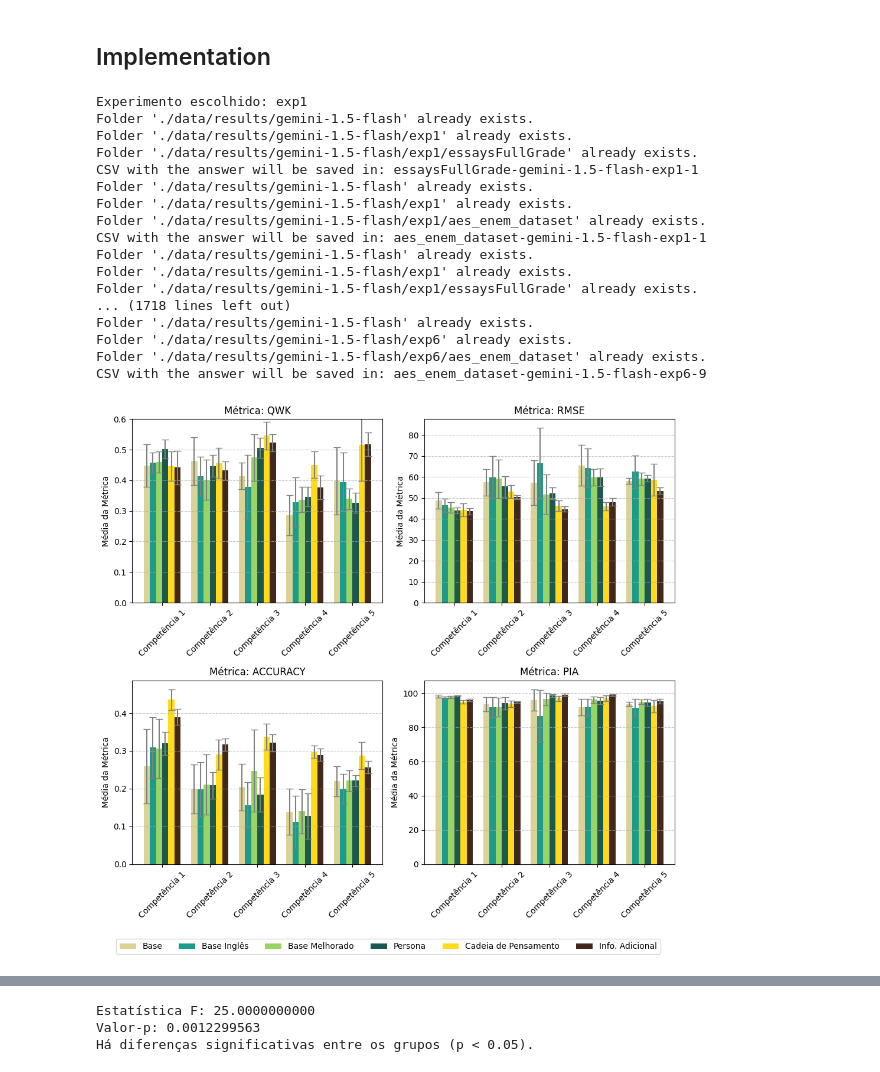
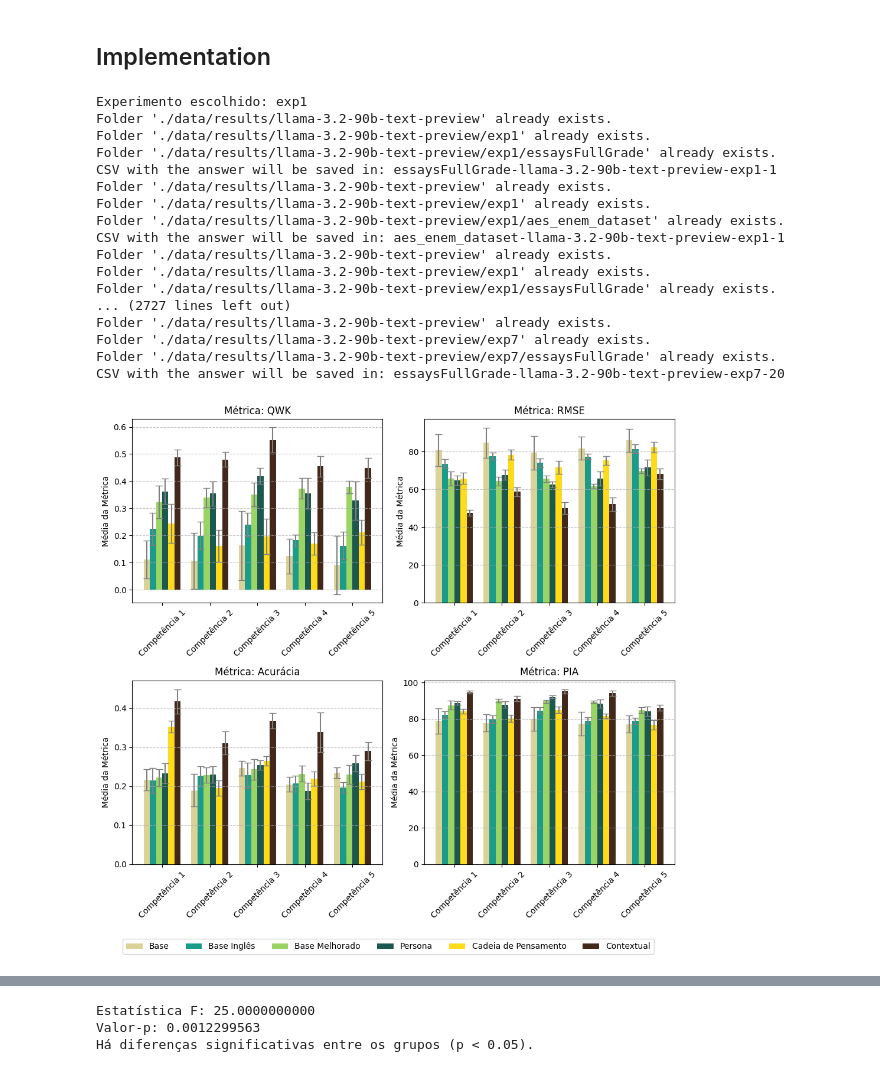
Before and after one commit to dslcosta1/AutomatedENEMEssaysCorrectionUsingChatBots, a Jupyter notebook: EvaluateResults.ipynb, the cells around one changed output, grey strips where cells are left out. Saved outputs shown, nothing was run; the diff lists cells and outputs as text; code cells hidden in the pictures.

```diff
--- a/EvaluateResults.ipynb
+++ b/EvaluateResults.ipynb
@@ -248,27 +247,32 @@ for competencia_idx in range(num_competencias):
 import numpy as np
 import matplotlib.pyplot as plt
 
+#model_name = "gxboost"
 # Refatoração para calcular e plotar as três métricas de uma vez
-metrics = ["QWK",  "RMSE", "ACCURACY", "PIA"]
+metrics = ["QWK",  "RMSE", "Acurácia", "PIA"]
 results = {metric: [] for metric in metrics}  # Armazenar os resultados por métrica
 datasets = ["essaysFullGrade", "aes_enem_dataset"]
+#datasets = ["extended2024"]
 
 # Executar os experimentos para todas as métricas
-for j in range(1, 7):
+for j in range(1, 8):
     experiment_name, experiment_code = choose_experiment(j)
 
     for metric_name in metrics:
         metric_results = []
 
-        for i in range(1, 10):
+        for i in range(1, 21):
             id = str(i)
 
             dfs = []
-            for dataset_name in datasets:
-                path_to_save = create_experiment_folder(path_to, model_name, experiment_name, dataset_name)
-                filename_to_save = build_filename_to_save(model_name, experiment_name, dataset_name, id)
-                dataset_aux = read_csv(path_to_save, filename_to_save)
-                dfs.append(dataset_aux)
+            try:
+                for dataset_name in datasets:
+                    path_to_save = create_experiment_folder(path_to, model_name, experiment_name, dataset_name)
+                    filename_to_save = build_filename_to_save(model_name, experiment_name, dataset_name, id)
+                    dataset_aux = read_csv(path_to_save, filename_to_save)
+                    dfs.append(dataset_aux)
+            except:
+                continue
             dataset = pd.concat(dfs, axis=0)
             nota_original, nota_model = get_grades(dataset, model_name)
 
@@ -286,23 +290,25 @@ for j in range(1, 7):
                 metric_value = calculate_mape(nota_original, nota_model)
             elif metric_name == "PIA":
                 metric_value = calculate_pia(nota_original, nota_model)
-            elif metric_name == "ACCURACY":
+            elif metric_name == "Acurácia":
                 metric_value = calculate_accuracy(nota_original, nota_model)
 
             metric_results.append(metric_value)
-
-        results[metric_name].append({
-            "means": np.mean(metric_results, axis=0),
-            "stds": np.std(metric_results, axis=0)
-        })
+        if len(metric_results) > 0:
+            results[metric_name].append({
+                "means": np.mean(metric_results, axis=0),
+                "stds": np.std(metric_results, axis=0)
+            })
 
 # Plotar os gráficos para cada métrica
 fig, axes = plt.subplots(2, 2, figsize=(10, 10), sharey=False)
 axes = axes.flatten()  # Flatten the axes array to simplify indexing
 bar_width = 0.13
 x = np.arange(5)  # Supondo 5 competências
-colors = ["#d6ce8bff", "#02907dff", "#8fd053ff", "#03453dff", "#ffd700ff", "#2c1001ff"]
-experiments = ["Base", "Base Inglês", "Base Melhorado", "Persona", "Cadeia de Pensamento", "Info. Adicional"]
+colors = ["#d6ce8bff", "#02907dff", "#8fd053ff", "#03453dff", "#ffd700ff", "#2c1001ff", "#72c2d1"]
+experiments = ["Base", "Base Inglês", "Base Melhorado", "Persona", "Cadeia de Pensamento", "Contextual"]
+#experiments = ["NILC", "NILC+Gemini", "NILC+LLaMA", "NILC+Gemini+LLaMA", "Gemini", "LLaMA", "Gemini+LLaMA"]
+
 
 for ax, metric_name in zip(axes, metrics):
     for i, experiment_data in enumerate(results[metric_name]):
@@ -311,50 +317,50 @@ for ax, metric_name in zip(axes, metrics):
         ax.bar(
             x + i * bar_width,
             means,
             yerr=stds,
             width=bar_width,
             label=experiments[i],
             color=colors[i % len(colors)],
             capsize=4,
             alpha=0.9,
             ecolor='gray'
         )
 
     # Configurações do gráfico
     custom_labels = [f"Competência {i + 1}" for i in range(len(means))]
     ax.set_xticks(x + bar_width * (len(results[metric_name]) - 1) / 2)
     ax.set_xticklabels(custom_labels, rotation=45)
     ax.set_title(f"Métrica: {metric_name}")
     ax.set_ylabel("Média da Métrica")
     ax.grid(axis="y", linestyle="--", alpha=0.7)
 
     # Ajuste da escala do eixo Y para o QWK
-    if metric_name == "QWK":
-        ax.set_ylim(0, 0.6)  # Escala apropriada para QWK
+    #if metric_name == "QWK":
+    #    ax.set_ylim(0, 0.8)  # Escala apropriada para QWK
 
 # Criar uma única legenda
 handles, labels = axes[0].get_legend_handles_labels()
 fig.legend(handles, labels, loc="lower center", ncol=6, bbox_to_anchor=(0.5, 0.05))
 
 plt.tight_layout(rect=[0, 0.1, 1, 1])  # Ajusta espaço para a legenda inferior
 plt.show()
 # %% [output]
 Experimento escolhido: exp1
-Folder './data/results/gemini-1.5-flash' already exists.
-Folder './data/results/gemini-1.5-flash/exp1' already exists.
-Folder './data/results/gemini-1.5-flash/exp1/essaysFullGrade' already exists.
-CSV with the answer will be saved in: essaysFullGrade-gemini-1.5-flash-exp1-1
-Folder './data/results/gemini-1.5-flash' already exists.
-Folder './data/results/gemini-1.5-flash/exp1' already exists.
-Folder './data/results/gemini-1.5-flash/exp1/aes_enem_dataset' already exists.
-CSV with the answer will be saved in: aes_enem_dataset-gemini-1.5-flash-exp1-1
-Folder './data/results/gemini-1.5-flash' already exists.
-Folder './data/results/gemini-1.5-flash/exp1' already exists.
-Folder './data/results/gemini-1.5-flash/exp1/essaysFullGrade' already exists.
-... (1718 lines left out)
-Folder './data/results/gemini-1.5-flash' already exists.
-Folder './data/results/gemini-1.5-flash/exp6' already exists.
-Folder './data/results/gemini-1.5-flash/exp6/aes_enem_dataset' already exists.
-CSV with the answer will be saved in: aes_enem_dataset-gemini-1.5-flash-exp6-9
+Folder './data/results/llama-3.2-90b-text-preview' already exists.
+Folder './data/results/llama-3.2-90b-text-preview/exp1' already exists.
+Folder './data/results/llama-3.2-90b-text-preview/exp1/essaysFullGrade' already exists.
+CSV with the answer will be saved in: essaysFullGrade-llama-3.2-90b-text-preview-exp1-1
+Folder './data/results/llama-3.2-90b-text-preview' already exists.
+Folder './data/results/llama-3.2-90b-text-preview/exp1' already exists.
+Folder './data/results/llama-3.2-90b-text-preview/exp1/aes_enem_dataset' already exists.
+CSV with the answer will be saved in: aes_enem_dataset-llama-3.2-90b-text-preview-exp1-1
+Folder './data/results/llama-3.2-90b-text-preview' already exists.
+Folder './data/results/llama-3.2-90b-text-preview/exp1' already exists.
+Folder './data/results/llama-3.2-90b-text-preview/exp1/essaysFullGrade' already exists.
+... (2727 lines left out)
+Folder './data/results/llama-3.2-90b-text-preview' already exists.
+Folder './data/results/llama-3.2-90b-text-preview/exp7' already exists.
+Folder './data/results/llama-3.2-90b-text-preview/exp7/essaysFullGrade' already exists.
+CSV with the answer will be saved in: essaysFullGrade-llama-3.2-90b-text-preview-exp7-20
-[figure, old version]
+[figure, new version]
 # %%
```
Also changed, not shown: parts of 10 cells of this notebook, 24 other files.
